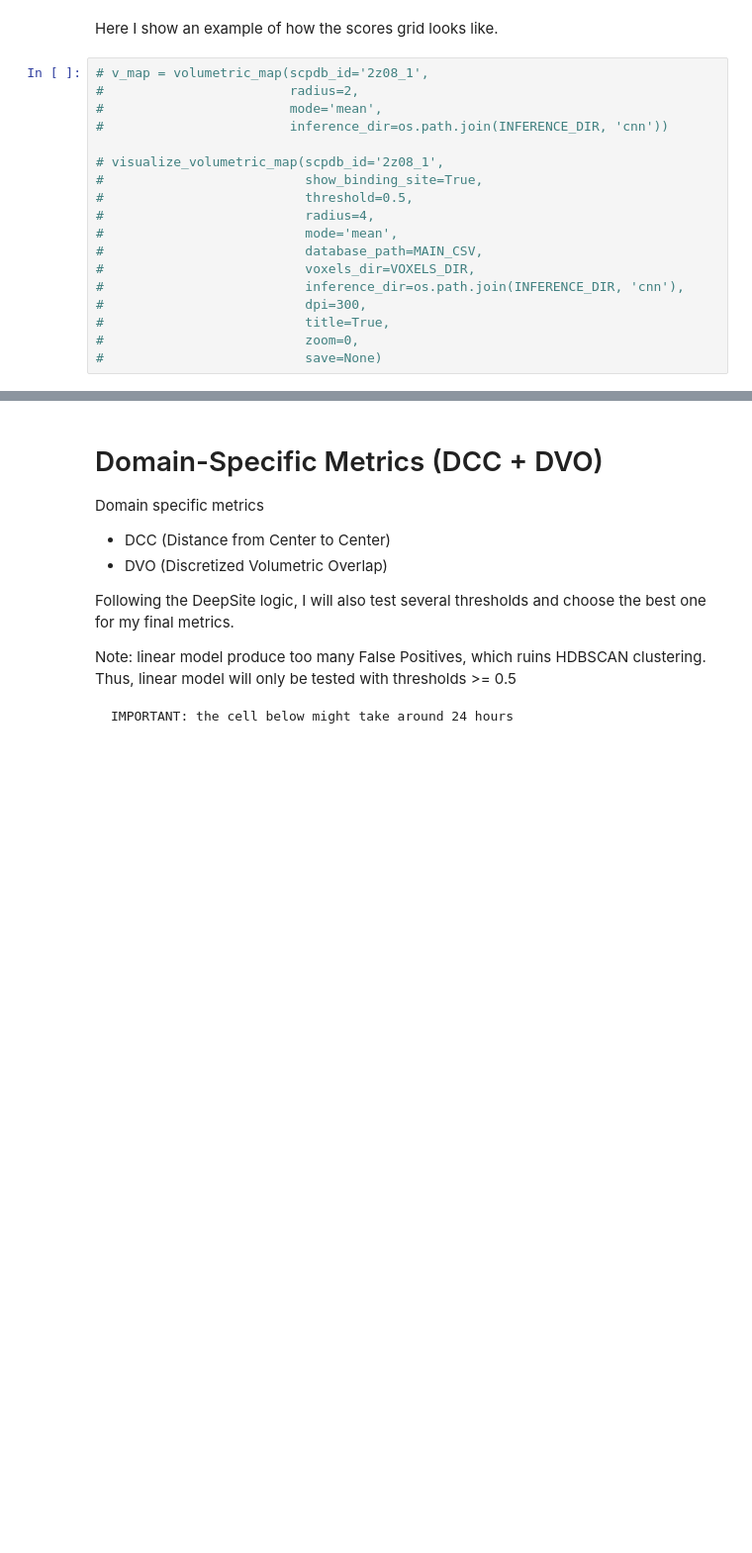
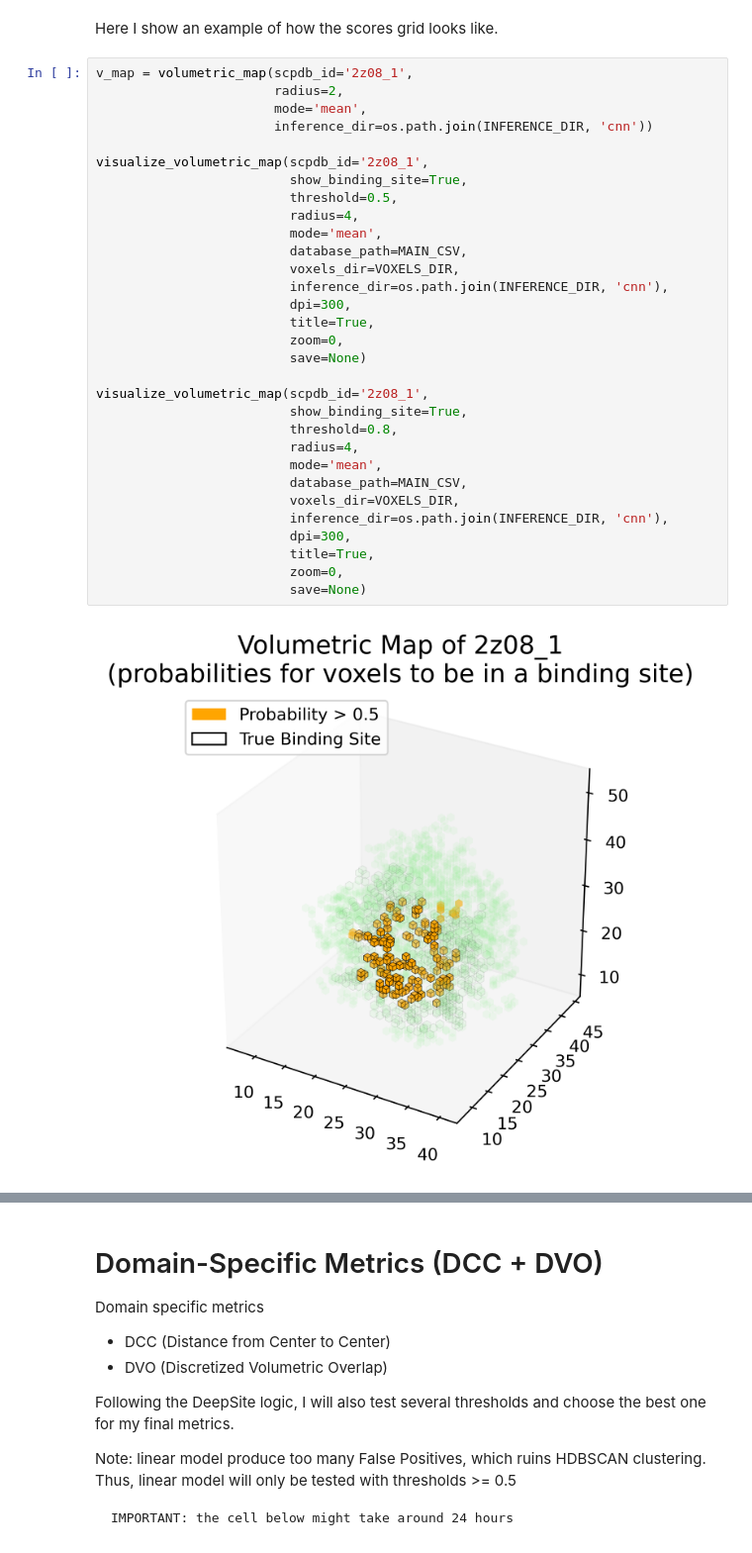
Before and after one commit to AskarAbdullaev/Binding_Sites, a Jupyter notebook: inference.ipynb, the cells around one changed output, grey strips where cells are left out. Shown at 99% size. Cells and saved outputs as stored; diff of their text form; blank space fills up the shorter version.

```diff
--- a/inference.ipynb
+++ b/inference.ipynb
@@ -262,20 +268,35 @@ if rerun:
 # %% [markdown]
 Here I show an example of how the scores grid looks like.
 # %%
-# v_map = volumetric_map(scpdb_id='2z08_1',
-#                        radius=2,
-#                        mode='mean',
-#                        inference_dir=os.path.join(INFERENCE_DIR, 'cnn'))
+v_map = volumetric_map(scpdb_id='2z08_1',
+                       radius=2,
+                       mode='mean',
+                       inference_dir=os.path.join(INFERENCE_DIR, 'cnn'))
 
-# visualize_volumetric_map(scpdb_id='2z08_1',
-#                          show_binding_site=True,
-#                          threshold=0.5,
-#                          radius=4,
-#                          mode='mean',
-#                          database_path=MAIN_CSV,
-#                          voxels_dir=VOXELS_DIR,
-#                          inference_dir=os.path.join(INFERENCE_DIR, 'cnn'),
-#                          dpi=300,
-#                          title=True,
-#                          zoom=0,
-#                          save=None)
+visualize_volumetric_map(scpdb_id='2z08_1',
+                         show_binding_site=True,
+                         threshold=0.5,
+                         radius=4,
+                         mode='mean',
+                         database_path=MAIN_CSV,
+                         voxels_dir=VOXELS_DIR,
+                         inference_dir=os.path.join(INFERENCE_DIR, 'cnn'),
+                         dpi=300,
+                         title=True,
+                         zoom=0,
+                         save=None)
+
+visualize_volumetric_map(scpdb_id='2z08_1',
+                         show_binding_site=True,
+                         threshold=0.8,
+                         radius=4,
+                         mode='mean',
+                         database_path=MAIN_CSV,
+                         voxels_dir=VOXELS_DIR,
+                         inference_dir=os.path.join(INFERENCE_DIR, 'cnn'),
+                         dpi=300,
+                         title=True,
+                         zoom=0,
+                         save=None)
+# %% [output]
+[figure, added]
```
Also changed, not shown: parts of 4 cells of this notebook, 1 other file.
